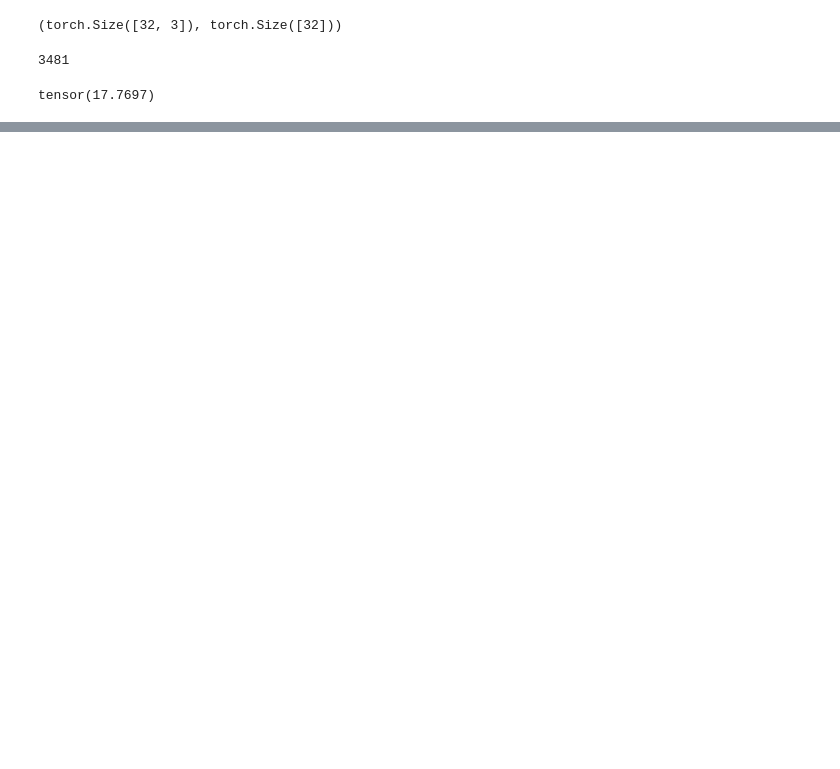
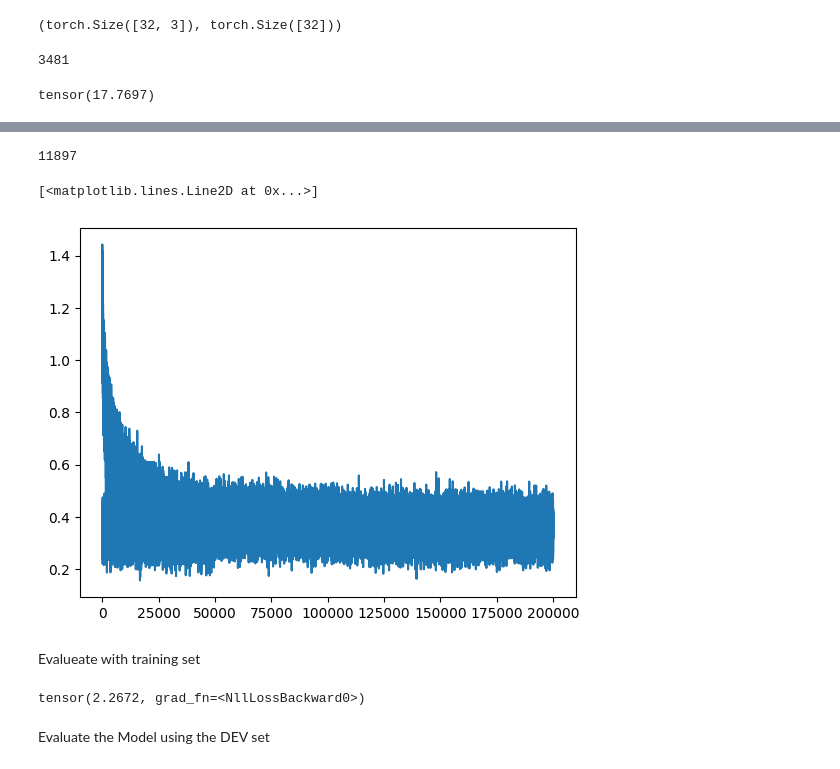
Before and after one commit to IamJamesRooke/karpathy_neural_network, a Jupyter notebook: 03_building_makemore.ipynb, the cells around one changed output, grey strips where cells are left out. Cells and saved outputs as stored; diff of their text form; code cells hidden in the pictures; blank space fills up the shorter version.

Commit message:
Completed the MLP model

```diff
--- a/03_building_makemore.ipynb
+++ b/03_building_makemore.ipynb
@@ -481,0 +916,10 @@ https://youtu.be/TCH_1BHY58I?si=RutfD5mvpUsiGrGl&t=1970
+# %%
+# gets all unique characters in wordlist
+chars = sorted(list(set(''.join(words))))
+
+# maps characters to integers + special start/end character '.'
+stoi = {s: i + 1 for i, s in enumerate(chars)}
+stoi['.'] = 0
+
+# maps integers to characrters
+itos = {i: s for s, i in stoi.items()}
@@ -481,0 +967,65 @@ https://youtu.be/TCH_1BHY58I?si=RutfD5mvpUsiGrGl&t=1970
+# %%
+g = torch.Generator().manual_seed(2147483647)
+C = torch.randn((27, 10), generator=g)
+W1 = torch.randn((30, 200), generator=g)
+b1 = torch.randn(200, generator=g)
+W2 = torch.randn((200, 27), generator=g)
+b2 = torch.randn(27, generator=g)
+parameters = [C, W1, b1, W2, b2]
+
+# set all parameters to require back propagation
+for p in parameters:
+    p.requires_grad = True
+
+sum(p.nelement() for p in parameters)
+# %% [output]
+11897
+# %%
+lri = []
+lossi = []
+stepi = []
+# %%
+for i in range(200000):
+
+    # minibatch construct, sampling 32 random X values per pass
+    ix = torch.randint(0, Xtr.shape[0], (32,))
+
+    # Forward Pass
+    emb = C[Xtr[ix]] #X[ix] means only get embedding of 32 random values
+    h = torch.tanh(emb.view(-1, 30) @ W1 + b1)
+    logits = h @ W2 + b2
+    loss = F.cross_entropy(logits, Ytr[ix])
+
+    # backward pass
+    for p in parameters:
+        p.grad = None
+
+    loss.backward()
+
+    # update
+    learning_rate = 0.01 if i < 100000 else 0.01
+    for p in parameters:
+        p.data += -learning_rate * p.grad
+
+    # track stats
+    stepi.append(i)
+    lossi.append(loss.log10().item())
+
+# print(loss.item())
+# %%
+plt.plot(stepi, lossi)
+# %% [output]
+[<matplotlib.lines.Line2D at 0x...>]
+[figure, added]
+# %% [markdown]
+Evalueate with training set
+# %%
+emb = C[Xtr] #X[ix] means only get embedding of 32 random values
+h = torch.tanh(emb.view(-1, 30) @ W1 + b1)
+logits = h @ W2 + b2
+loss = F.cross_entropy(logits, Ytr)
+loss
+# %% [output]
+tensor(2.2672, grad_fn=<NllLossBackward0>)
+# %% [markdown]
+Evaluate the Model using the DEV set
```
Also changed, not shown: parts of 73 cells of this notebook.
